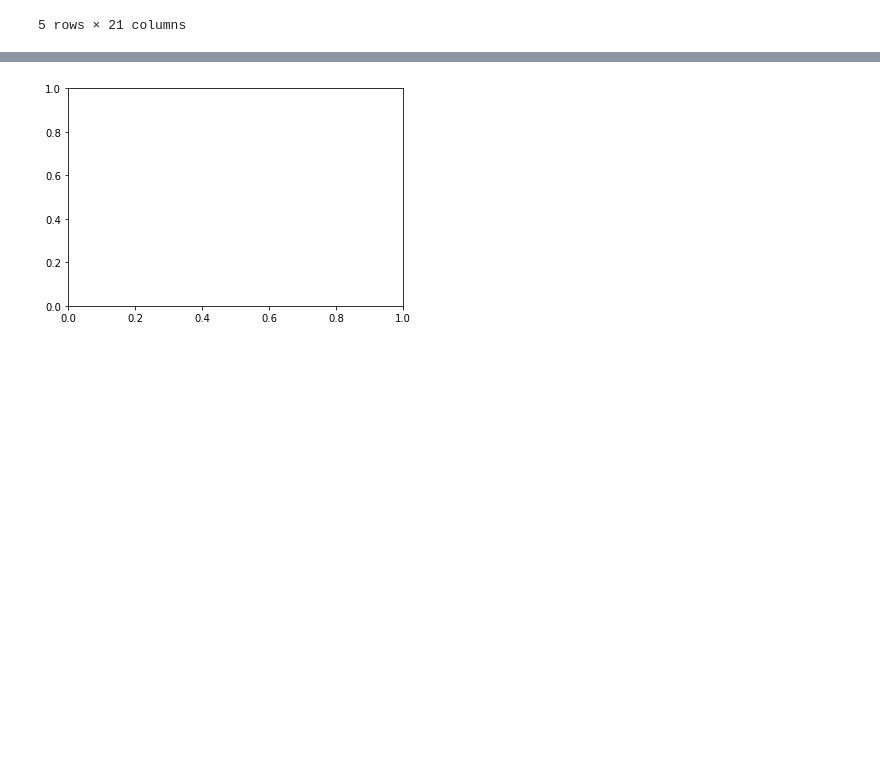
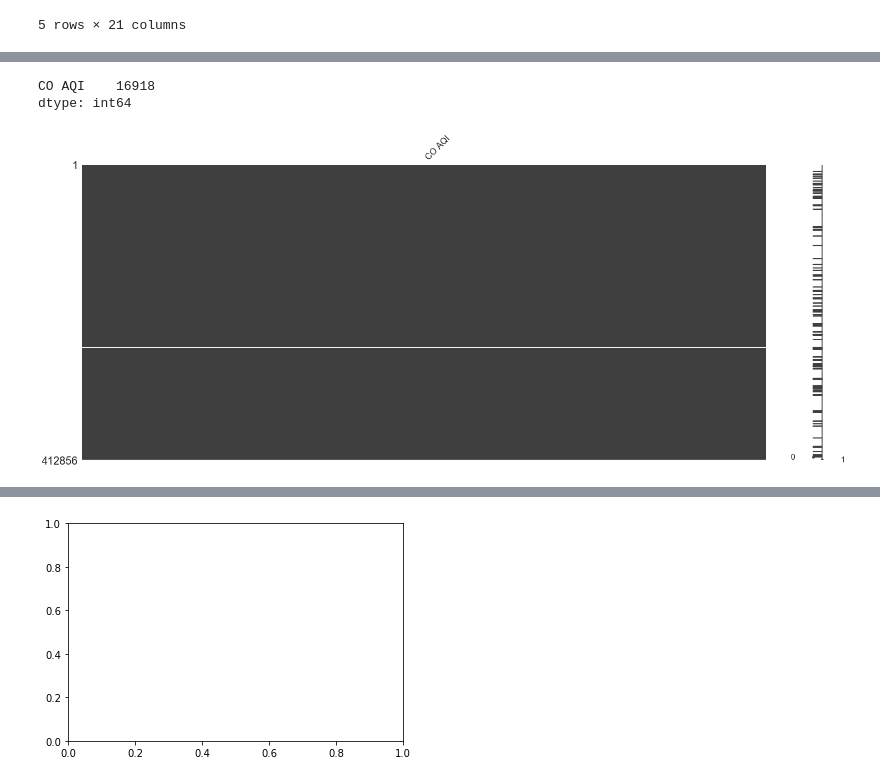
Before and after one commit to bouncebarkrun/Springboard-Data-Science-Career-Track, a Jupyter notebook: 1st Capstone Project/Capstone 1 Data Wrangling.ipynb, the cells around one changed output, grey strips where cells are left out. Cells and saved outputs as stored; diff of their text form; code cells hidden in the pictures; blank space fills up the shorter version.

```diff
--- a/1st Capstone Project/Capstone 1 Data Wrangling.ipynb
+++ b/1st Capstone Project/Capstone 1 Data Wrangling.ipynb
@@ -120,0 +130,11 @@ dtype: bool
+# %%
+#Determine the extent of the NA values
+print((pollution[['CO AQI']] == 0).sum())
+# %% [output]
+CO AQI    16918
+dtype: int64
+# %%
+import missingno as mn
+mn.matrix(pollution[['CO AQI']])
+# %% [output]
+[figure, added]
```
Also changed, not shown: parts of 15 cells of this notebook.
